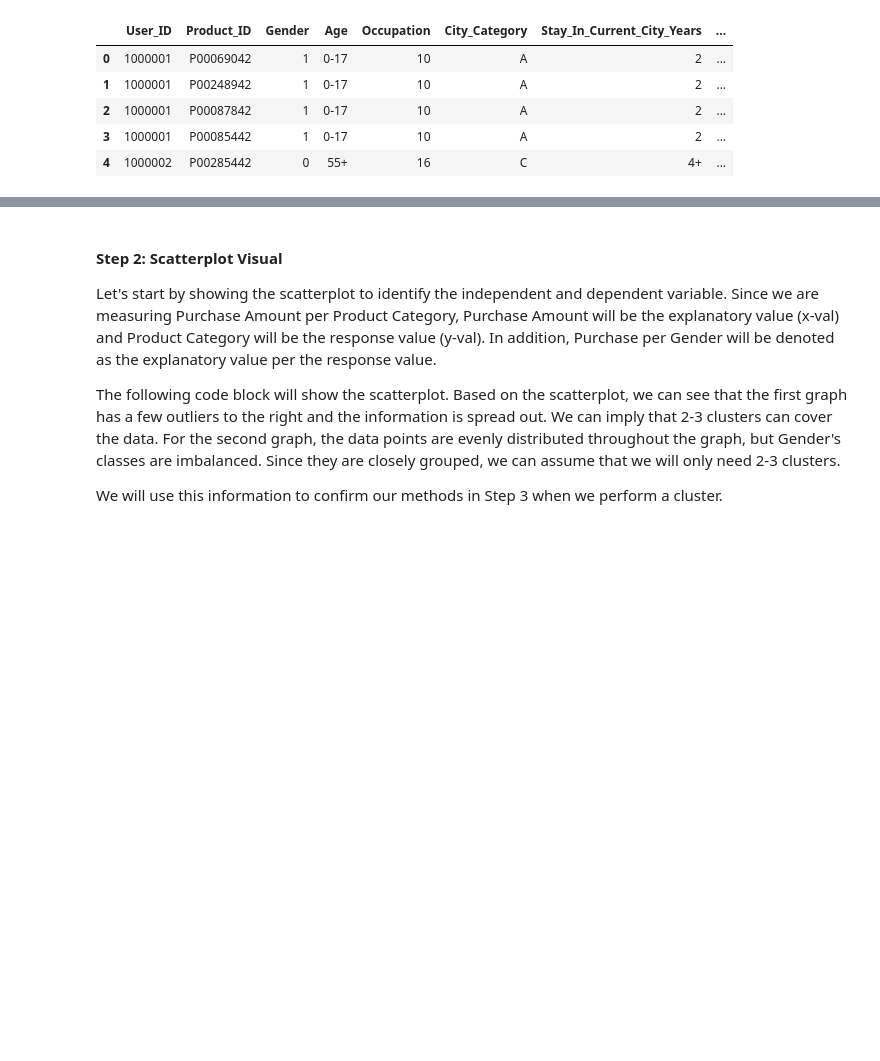
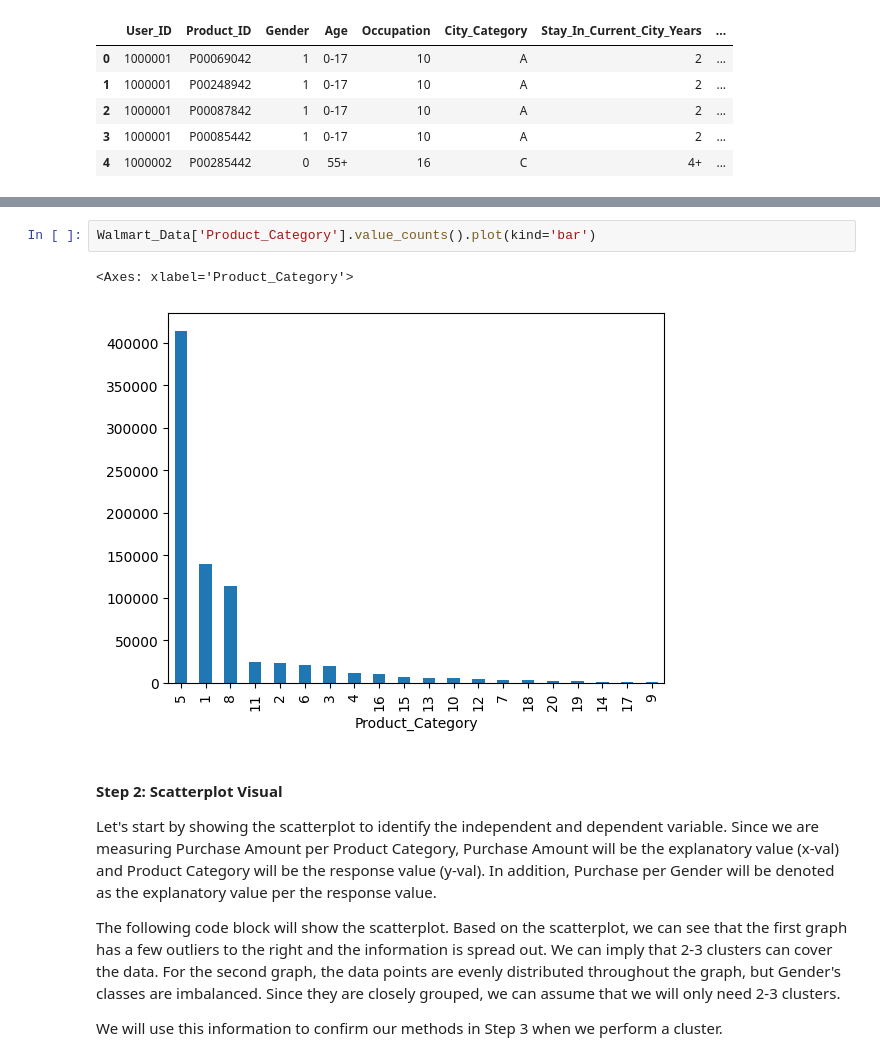
Before and after one commit to CIC-Research/Data-Science-Project, a Jupyter notebook: main.ipynb, the cells around one changed output, grey strips where cells are left out. Drawn from its saved outputs; the diff is of its cells as text; blank space fills up the shorter version.

```diff
--- a/main.ipynb
+++ b/main.ipynb
@@ -62,3 +69,8 @@ Walmart_Data.head()
+# %%
+Walmart_Data['Product_Category'].value_counts().plot(kind='bar')
+# %% [output]
+<Axes: xlabel='Product_Category'>
+[figure, added]
 # %% [markdown]
 #### Step 2: Scatterplot Visual
 Let's start by showing the scatterplot to identify the independent and dependent variable. Since we are measuring Purchase Amount per Product Category, Purchase Amount will be the explanatory value (x-val) and Product Category will be the response value (y-val). In addition, Purchase per Gender will be denoted as the explanatory value per the response value.
```
Also changed, not shown: parts of 3 cells of this notebook.
